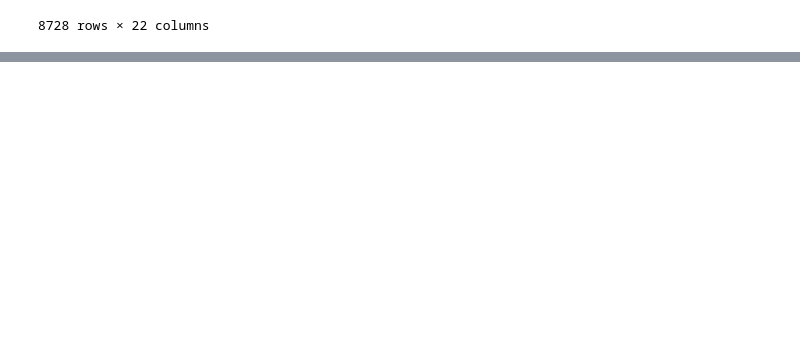
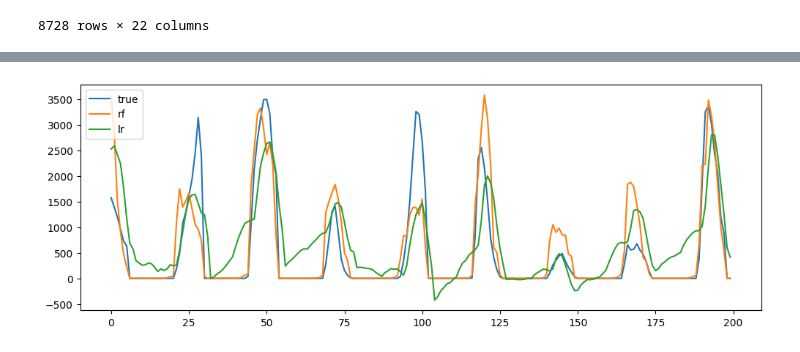
Before and after one commit to Zuhair0000/FYP-Research, a Jupyter notebook: FYP_research.ipynb, the cells around one changed output, grey strips where cells are left out. Cells and saved outputs as stored; diff of their text form; code cells hidden in the pictures; blank space fills up the shorter version.

```diff
--- a/FYP_research.ipynb
+++ b/FYP_research.ipynb
@@ -232,0 +246,12 @@ fatal: destination path 'FYP-Research' already exists and is not an empty direct
+# %%
+h = 1
+
+df = merged_data.copy().sort_values("DateTime").reset_index(drop=True)
+
+df["Solar_target"] = df["Solar_Power"].shift(-h)
+df["Wind_target"] = df["Wind_Power"].shift(-h)
+
+df = df.iloc[:-h].reset_index(drop=True)
+
+print("Data prepared — rows after shifting:", len(df))
+print("Example columns:", df.columns.tolist())
@@ -232,0 +333,25 @@ fatal: destination path 'FYP-Research' already exists and is not an empty direct
+# %%
+# Cell 6: Linear Regression (pipeline with StandardScaler)
+from sklearn.pipeline import Pipeline
+from sklearn.preprocessing import StandardScaler
+from sklearn.linear_model import LinearRegression
+import joblib
+
+# Define pipeline: scaling + model
+lr_pipeline = Pipeline([
+    ("scaler", StandardScaler()),     # standardize features
+    ("lr", LinearRegression())        # linear regression model
+])
+
+# Fit on training data
+lr_pipeline.fit(X_train, y_train_s)
+
+# Predict on test
+y_pred_lr = lr_pipeline.predict(X_test)
+
+# Evaluate using updated SMAPE-based metrics
+lr_scores = evaluate_metrics(y_test_s.values, y_pred_lr)
+print("Linear Regression ->", lr_scores)
+
+# Save trained model
+joblib.dump(lr_pipeline, "lr_pipeline_solar.joblib")
@@ -232,0 +457,10 @@ fatal: destination path 'FYP-Research' already exists and is not an empty direct
+# %%
+import matplotlib.pyplot as plt
+plt.figure(figsize=(12,4))
+plt.plot(y_test_s.values[:200], label="true")
+plt.plot(y_pred_rf[:200], label="rf")
+plt.plot(y_pred_lr[:200], label="lr")
+plt.legend()
+plt.show()
+# %% [output]
+[figure, added]
```
Also changed, not shown: parts of 20 cells of this notebook.
